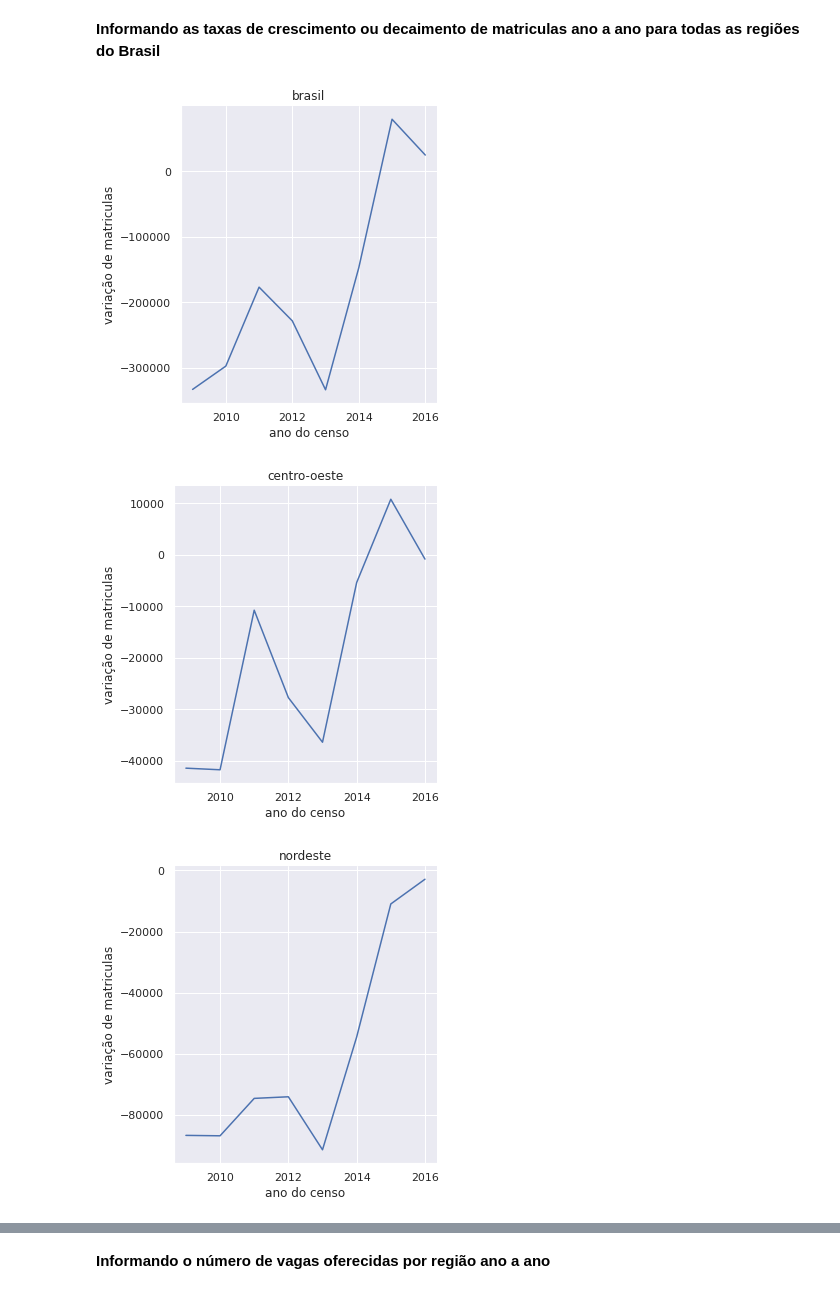
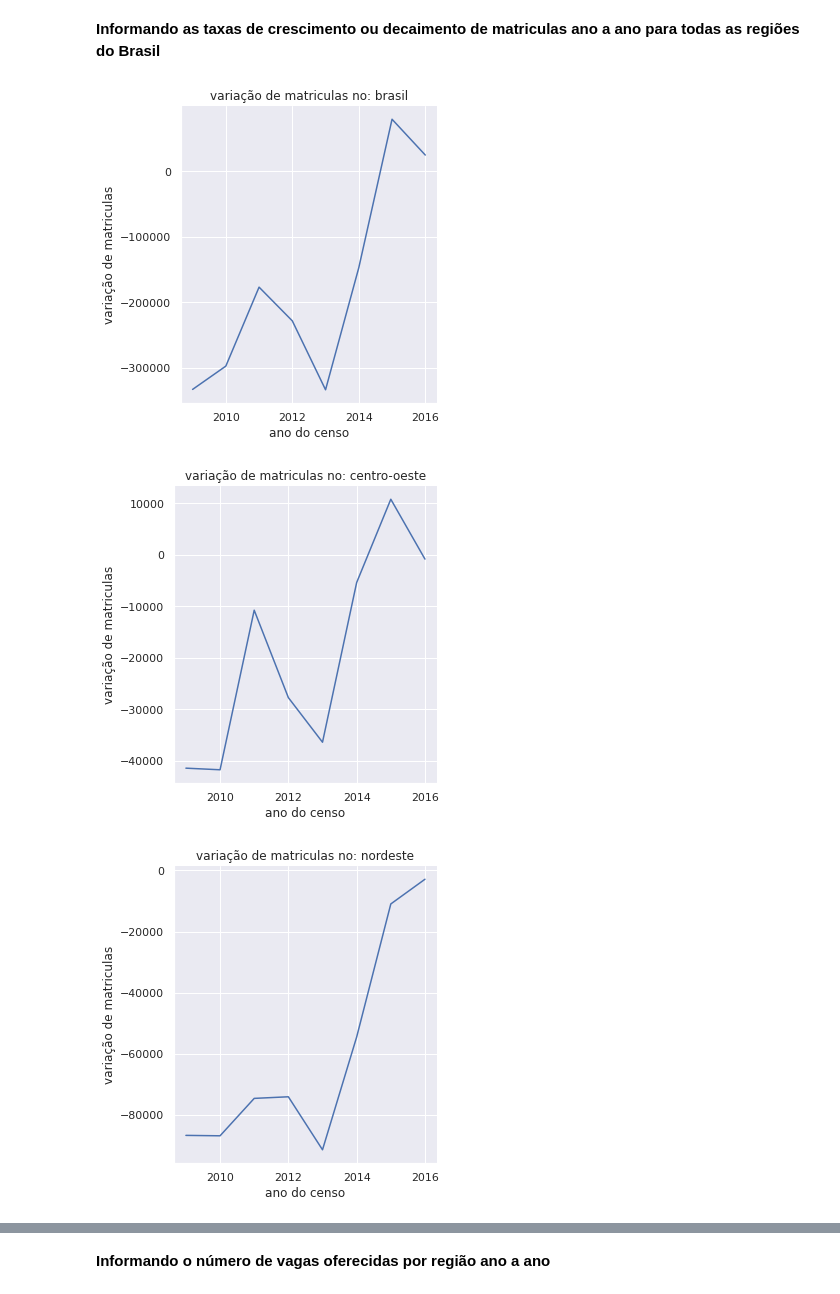
Before and after one commit to allefa/concurso-Ciencia-de-Dados, a Jupyter notebook: concurso_data_sciennce_t2.ipynb, the cells around one changed output, grey strips where cells are left out. Drawn from its saved outputs; the diff is of its cells as text; code cells hidden in the pictures.

```diff
--- a/concurso_data_sciennce_t2.ipynb
+++ b/concurso_data_sciennce_t2.ipynb
@@ -49,13 +50,13 @@ df.sample(3)
 # %%
 for n in df["nome_regiao"].unique():
   selecao = df.query("nome_regiao == @n")
-  g1 = sns.relplot(data=selecao,x="ano_censo",y=selecao["numero_de_matriculas"].diff(),kind="line", col_order=2,row_order=2)
+  g1 = sns.relplot(data=selecao,x="ano_censo",y=selecao["numero_de_matriculas"].diff(),kind="line")
   g1.set(xlabel='ano do censo',
-        ylabel="variação de matriculas",title=n)
+        ylabel="variação de matriculas",title=f"variação de matriculas no: {n}")
 #analisando o gráfico temos uma queda expressiva no número de matriculas nos anos de 2012 e 2013 em todas as regiões
 #após essa queda temos um crescimento nas matriculas
 #centro-oeste e sudeste temos uma queda em 2016 e no nordeste um crescimento
 # %% [output]
-[figure, old version]
+[figure, new version]
-[figure, old version]
+[figure, new version]
-[figure, old version]
+[figure, new version]
```
Also changed, not shown: parts of 6 cells of this notebook.
